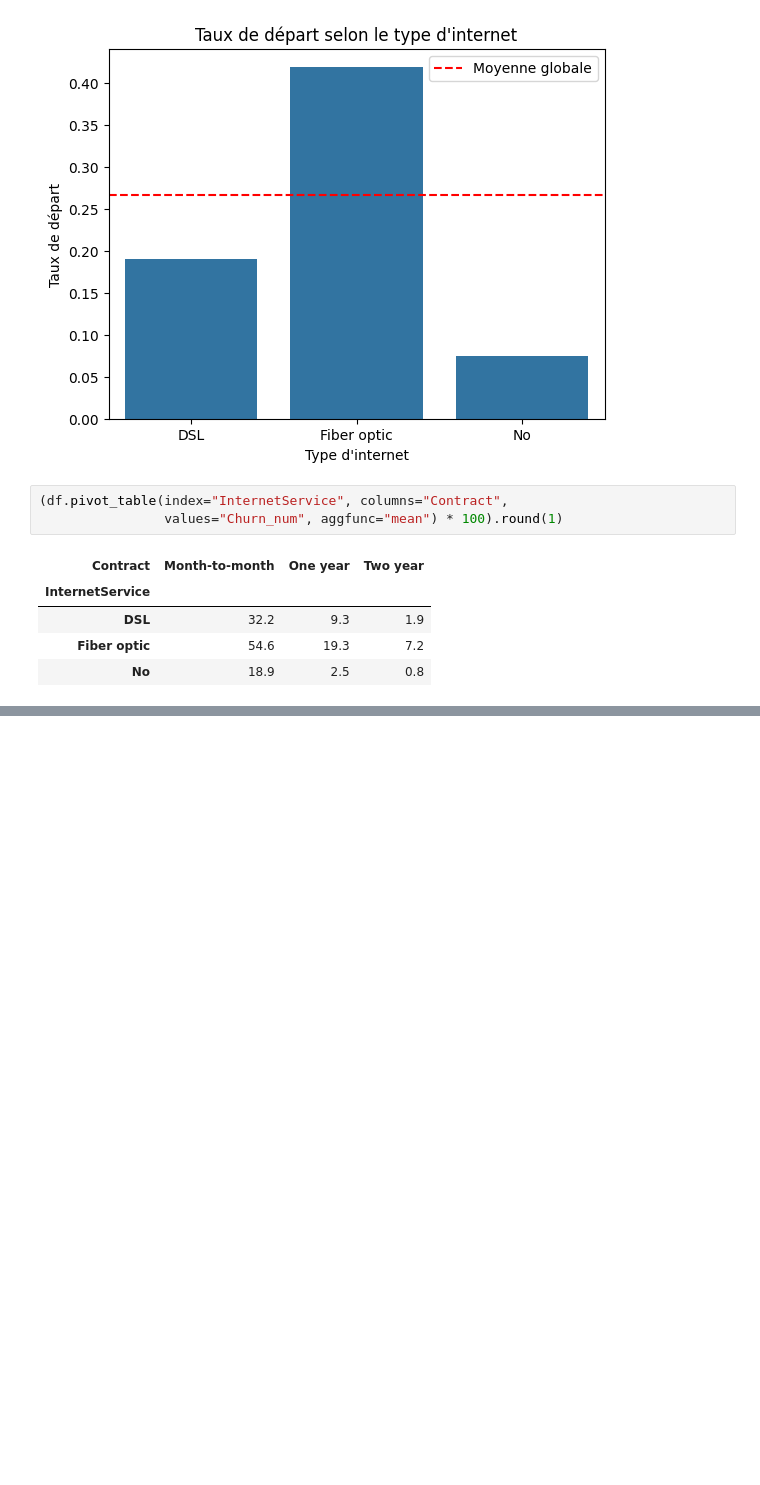
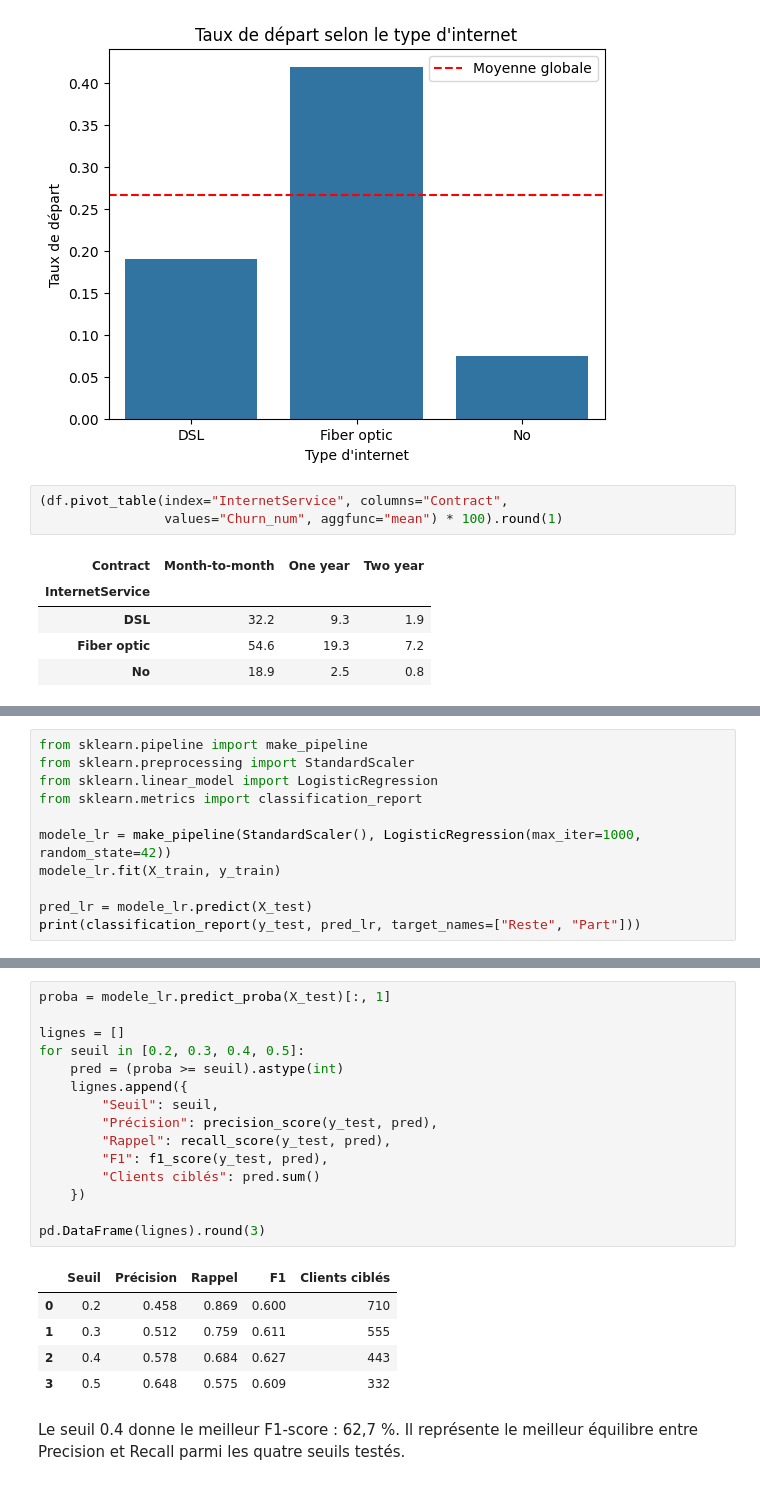
Before and after one commit to Oumaima257/analyse-emplois-data, a Jupyter notebook: 01_exploration.ipynb, the cells around one changed output, grey strips where cells are left out. Cells and saved outputs as stored; diff of their text form; blank space fills up the shorter version.

```diff
--- a/01_exploration.ipynb
+++ b/01_exploration.ipynb
@@ -195,0 +231,11 @@ plt.show()
+# %%
+from sklearn.pipeline import make_pipeline
+from sklearn.preprocessing import StandardScaler
+from sklearn.linear_model import LogisticRegression
+from sklearn.metrics import classification_report
+
+modele_lr = make_pipeline(StandardScaler(), LogisticRegression(max_iter=1000, random_state=42))
+modele_lr.fit(X_train, y_train)
+
+pred_lr = modele_lr.predict(X_test)
+print(classification_report(y_test, pred_lr, target_names=["Reste", "Part"]))
@@ -195,0 +301,24 @@ plt.show()
+# %%
+proba = modele_lr.predict_proba(X_test)[:, 1]
+
+lignes = []
+for seuil in [0.2, 0.3, 0.4, 0.5]:
+    pred = (proba >= seuil).astype(int)
+    lignes.append({
+        "Seuil": seuil,
+        "Précision": precision_score(y_test, pred),
+        "Rappel": recall_score(y_test, pred),
+        "F1": f1_score(y_test, pred),
+        "Clients ciblés": pred.sum()
+    })
+
+pd.DataFrame(lignes).round(3)
+# %% [output]
+|  | Seuil | Précision | Rappel | F1 | Clients ciblés |
+| 0 | 0.2 | 0.458 | 0.869 | 0.600 | 710 |
+| 1 | 0.3 | 0.512 | 0.759 | 0.611 | 555 |
+| 2 | 0.4 | 0.578 | 0.684 | 0.627 | 443 |
+| 3 | 0.5 | 0.648 | 0.575 | 0.609 | 332 |
+# %% [markdown]
+Le seuil 0.4 donne le meilleur F1-score : 62,7 %.
+Il représente le meilleur équilibre entre Precision et Recall parmi les quatre seuils testés.
```
Also changed, not shown: parts of 7 cells of this notebook.
